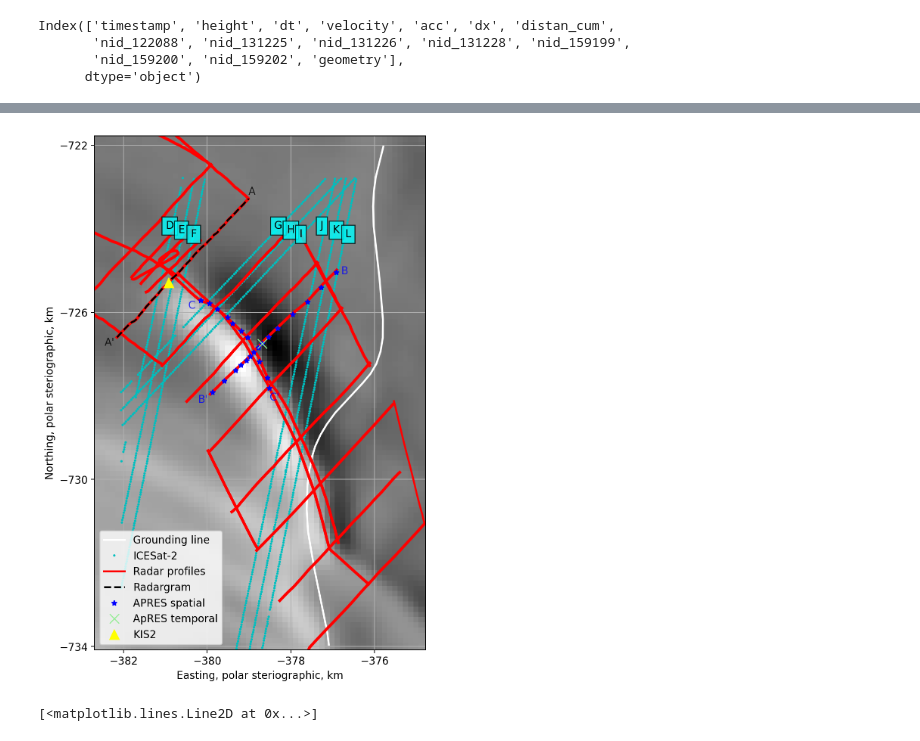
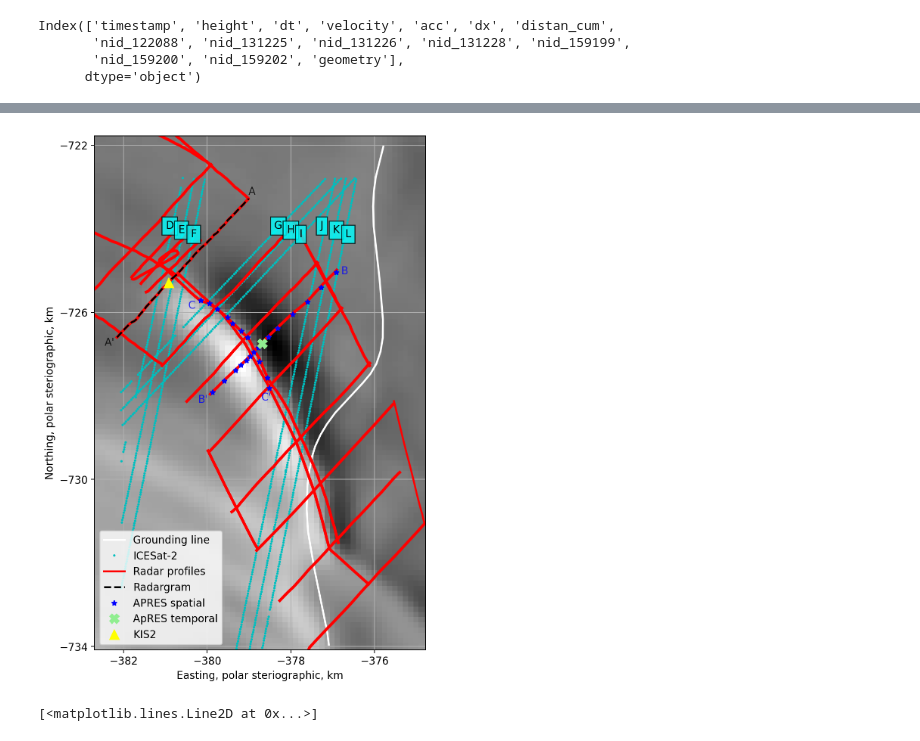
Before and after one commit to arrran/PhD_data_chapter, a Jupyter notebook: Jupyter/PLOTS/data_paper/03_geophysics_overview.ipynb, the cells around one changed output, grey strips where cells are left out. Cells and saved outputs as stored; diff of their text form; code cells hidden in the pictures.

```diff
--- a/Jupyter/PLOTS/data_paper/03_geophysics_overview.ipynb
+++ b/Jupyter/PLOTS/data_paper/03_geophysics_overview.ipynb
@@ -257,40 +258,40 @@ plt.text(radarlines_dict['line7'].iloc[-1].geometry.x/1000,radarlines_dict['line
 plt.plot(apres_gdf.x/1000,apres_gdf.y/1000,'b*',
          #color='fuchsia',
          label='APRES spatial',markersize=6)
-plt.plot(apres_winter.geometry.x/1000,apres_winter.geometry.y/1000,'x',
+plt.plot(apres_winter.geometry.x/1000,apres_winter.geometry.y/1000,'X',
          color='lightgreen',
          label='ApRES temporal',markersize=10)
 plt.text(apres_gdf.iloc[-1].geometry.x/1000-0.3,apres_gdf.iloc[-1].geometry.y/1000-0.2,"C",color='b', alpha=alpha)
-plt.text(apres_gdf.loc[48].geometry.x/1000,apres_gdf.loc[48].geometry.y/1000-0.3,"C'",color='b', alpha=alpha)
+plt.text(apres_gdf.loc[48].geometry.x/1000-0.2,apres_gdf.loc[48].geometry.y/1000-0.3,"C'",color='b', alpha=alpha)
 
 plt.text(radarlines_dict['lineAPREScross'].iloc[-1].geometry.x/1000-0.3,radarlines_dict['lineAPREScross'].iloc[-1].geometry.y/1000-0.2,"B'",color='b', alpha=alpha)
 plt.text(radarlines_dict['lineAPREScross'].iloc[0].geometry.x/1000+0.1,radarlines_dict['lineAPREScross'].iloc[0].geometry.y/1000-0.1,'B',color='b', alpha=alpha)
 
 
 plt.plot(ds.geometry.x/1000,ds.geometry.y/1000,"^",color='yellow',
          #color='fuchsia',
          label='KIS2',markersize=10)
 
 ap = 7
 
 
 plt.xlim([xmin/1000, xmax/1000])
 plt.ylim([ymin/1000, ymax/1000])
 plt.xlabel('Easting, polar steriographic, km')
 plt.ylabel('Northing, polar steriographic, km')
 plt.xticks(xticks)
 plt.yticks(yticks)
 plt.grid()
 plt.legend(
     #bbox_to_anchor=(0.75, 1.15)
             )
 
 
 
 plt.savefig('/Users/home/whitefar/ASSIGNMENTS-PUBLICATIONS-TALKS/channel_data_writeup/PLOTS/geophysics_overview.png')
 plt.show()
 # %% [output]
-[figure, old version]
+[figure, new version]
 # %%
 plt.plot(apres_gdf.geometry.y/1000,'x')
 # %% [output]
```
Also changed, not shown: parts of 2 cells of this notebook, 1 other file.
